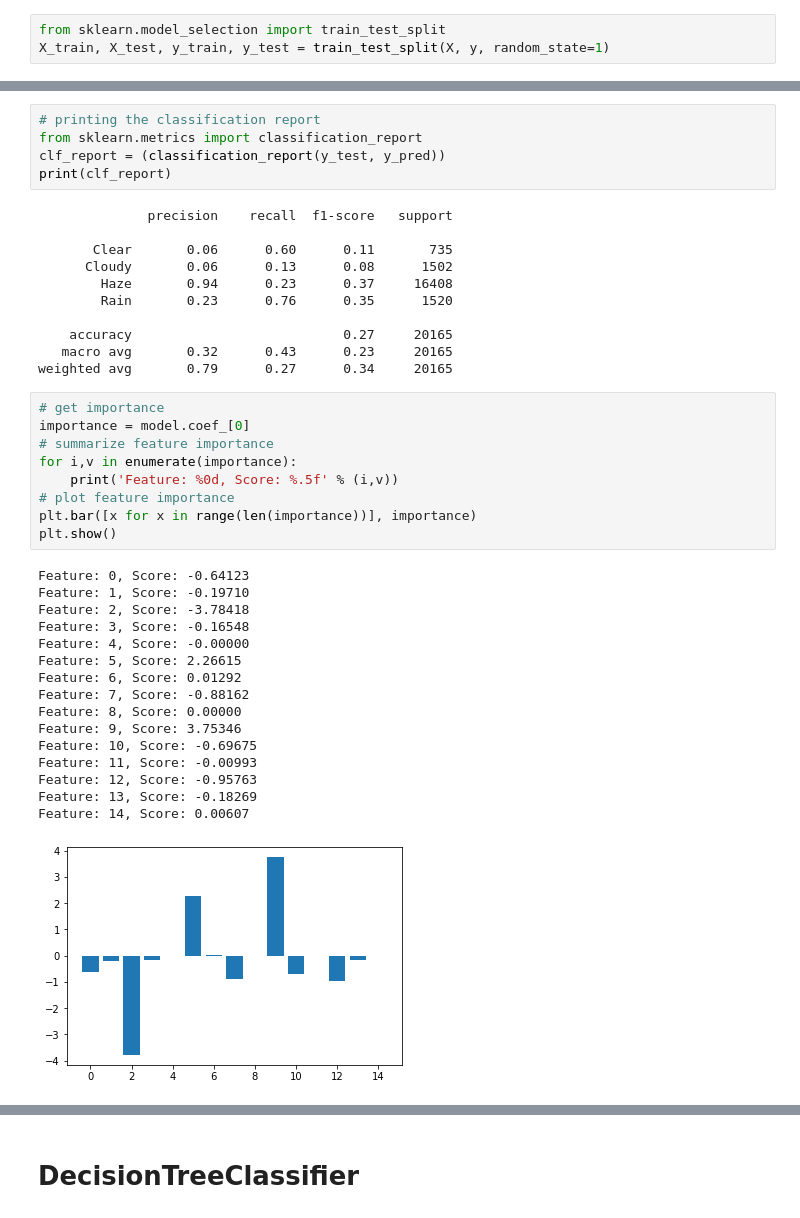
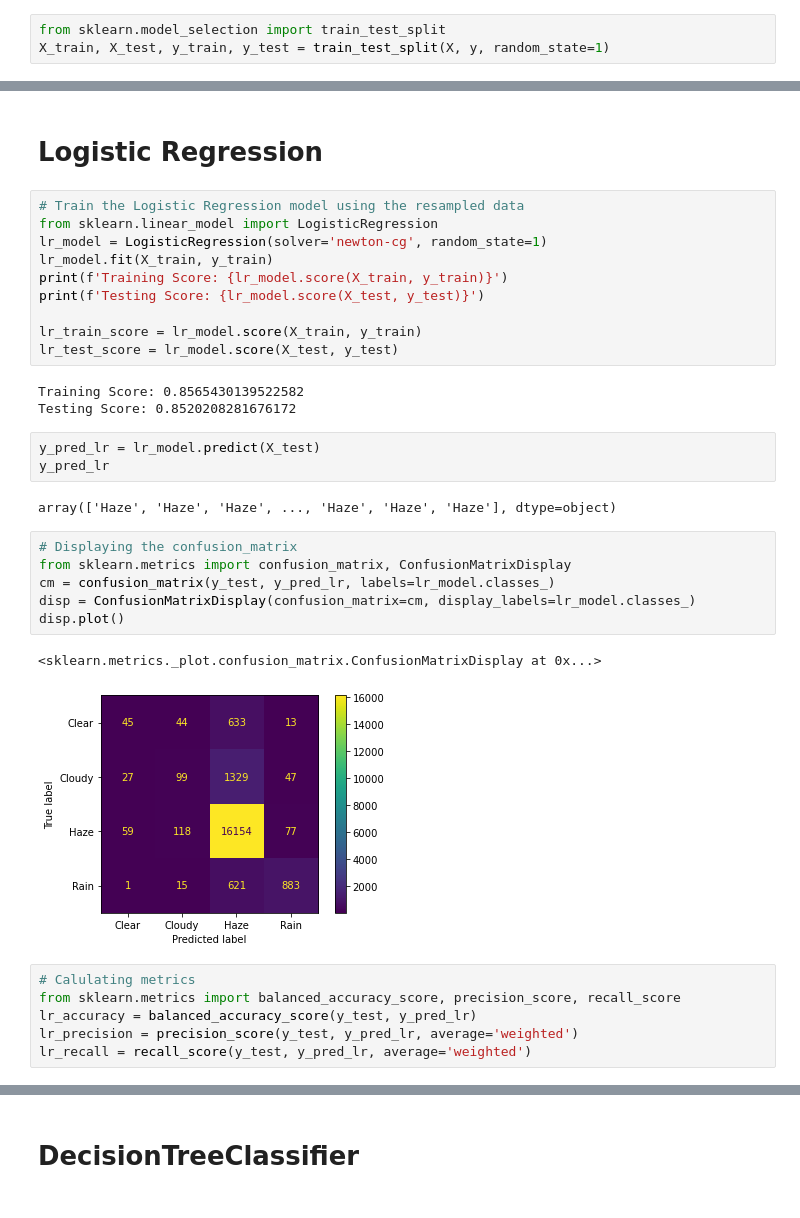
Before and after one commit to rankx034/final-project, a Jupyter notebook: ML_Models.ipynb, the cells around one changed output, grey strips where cells are left out. Saved outputs shown, nothing was run; the diff lists cells and outputs as text.

Commit message:
Adding ML model updates.

```diff
--- a/ML_Models.ipynb
+++ b/ML_Models.ipynb
@@ -271,42 +240,35 @@ ros_acc_score
-# %%
-# printing the classification report
-from sklearn.metrics import classification_report
-clf_report = (classification_report(y_test, y_pred))
-print(clf_report)
-# %% [output]
-              precision    recall  f1-score   support
-
-       Clear       0.06      0.60      0.11       735
-      Cloudy       0.06      0.13      0.08      1502
-        Haze       0.94      0.23      0.37     16408
-        Rain       0.23      0.76      0.35      1520
-
-    accuracy                           0.27     20165
-   macro avg       0.32      0.43      0.23     20165
-weighted avg       0.79      0.27      0.34     20165
-# %%
-# get importance
-importance = model.coef_[0]
-# summarize feature importance
-for i,v in enumerate(importance):
-	print('Feature: %0d, Score: %.5f' % (i,v))
-# plot feature importance
-plt.bar([x for x in range(len(importance))], importance)
-plt.show()
-# %% [output]
-Feature: 0, Score: -0.64123
-Feature: 1, Score: -0.19710
-Feature: 2, Score: -3.78418
-Feature: 3, Score: -0.16548
-Feature: 4, Score: -0.00000
-Feature: 5, Score: 2.26615
-Feature: 6, Score: 0.01292
-Feature: 7, Score: -0.88162
-Feature: 8, Score: 0.00000
-Feature: 9, Score: 3.75346
-Feature: 10, Score: -0.69675
-Feature: 11, Score: -0.00993
-Feature: 12, Score: -0.95763
-Feature: 13, Score: -0.18269
-Feature: 14, Score: 0.00607
-[figure, old version]
+# %% [markdown]
+# Logistic Regression
+# %%
+# Train the Logistic Regression model using the resampled data
+from sklearn.linear_model import LogisticRegression
+lr_model = LogisticRegression(solver='newton-cg', random_state=1)
+lr_model.fit(X_train, y_train)
+print(f'Training Score: {lr_model.score(X_train, y_train)}')
+print(f'Testing Score: {lr_model.score(X_test, y_test)}')
+
+lr_train_score = lr_model.score(X_train, y_train)
+lr_test_score = lr_model.score(X_test, y_test)
+# %% [output]
+Training Score: 0.8565430139522582
+Testing Score: 0.8520208281676172
+# %%
+y_pred_lr = lr_model.predict(X_test)
+y_pred_lr
+# %% [output]
+array(['Haze', 'Haze', 'Haze', ..., 'Haze', 'Haze', 'Haze'], dtype=object)
+# %%
+# Displaying the confusion_matrix
+from sklearn.metrics import confusion_matrix, ConfusionMatrixDisplay
+cm = confusion_matrix(y_test, y_pred_lr, labels=lr_model.classes_)
+disp = ConfusionMatrixDisplay(confusion_matrix=cm, display_labels=lr_model.classes_)
+disp.plot()
+# %% [output]
+<sklearn.metrics._plot.confusion_matrix.ConfusionMatrixDisplay at 0x...>
+[figure, added]
+# %%
+# Calulating metrics
+from sklearn.metrics import balanced_accuracy_score, precision_score, recall_score
+lr_accuracy = balanced_accuracy_score(y_test, y_pred_lr)
+lr_precision = precision_score(y_test, y_pred_lr, average='weighted')
+lr_recall = recall_score(y_test, y_pred_lr, average='weighted')
```
Also changed, not shown: parts of 86 cells of this notebook.
